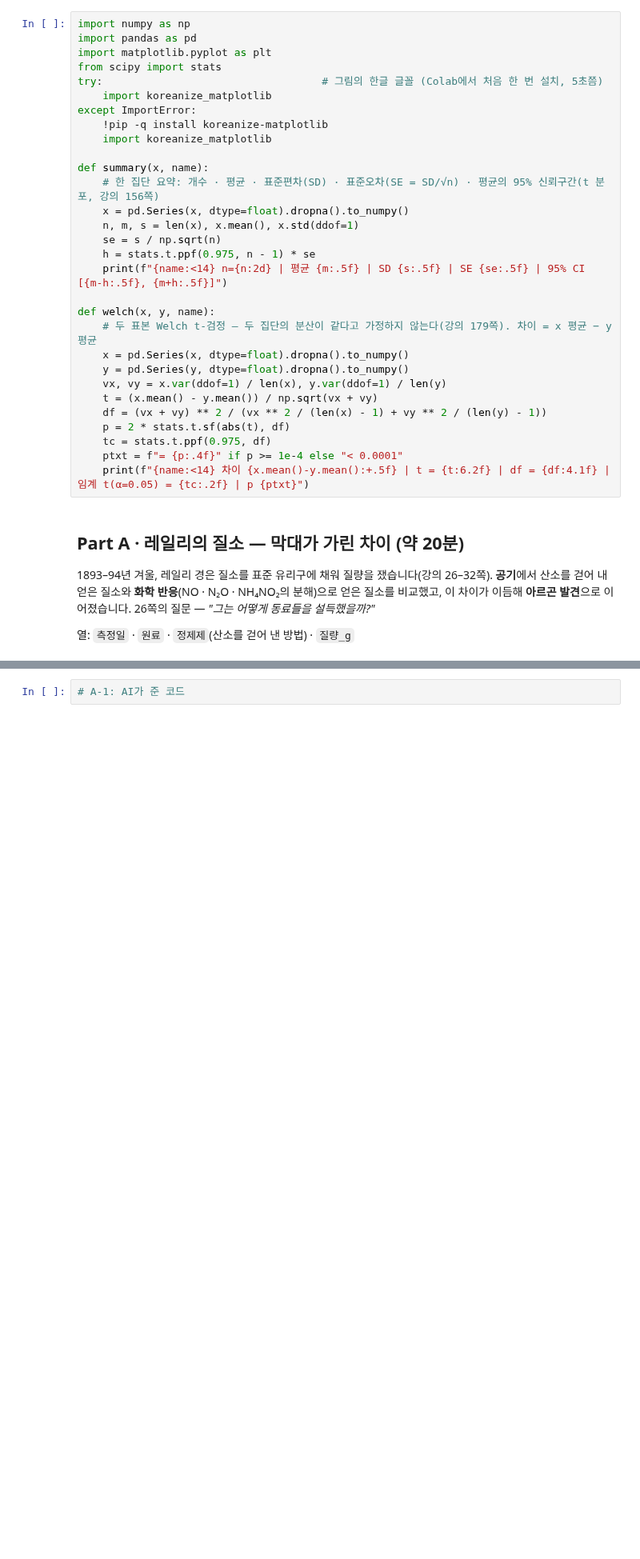
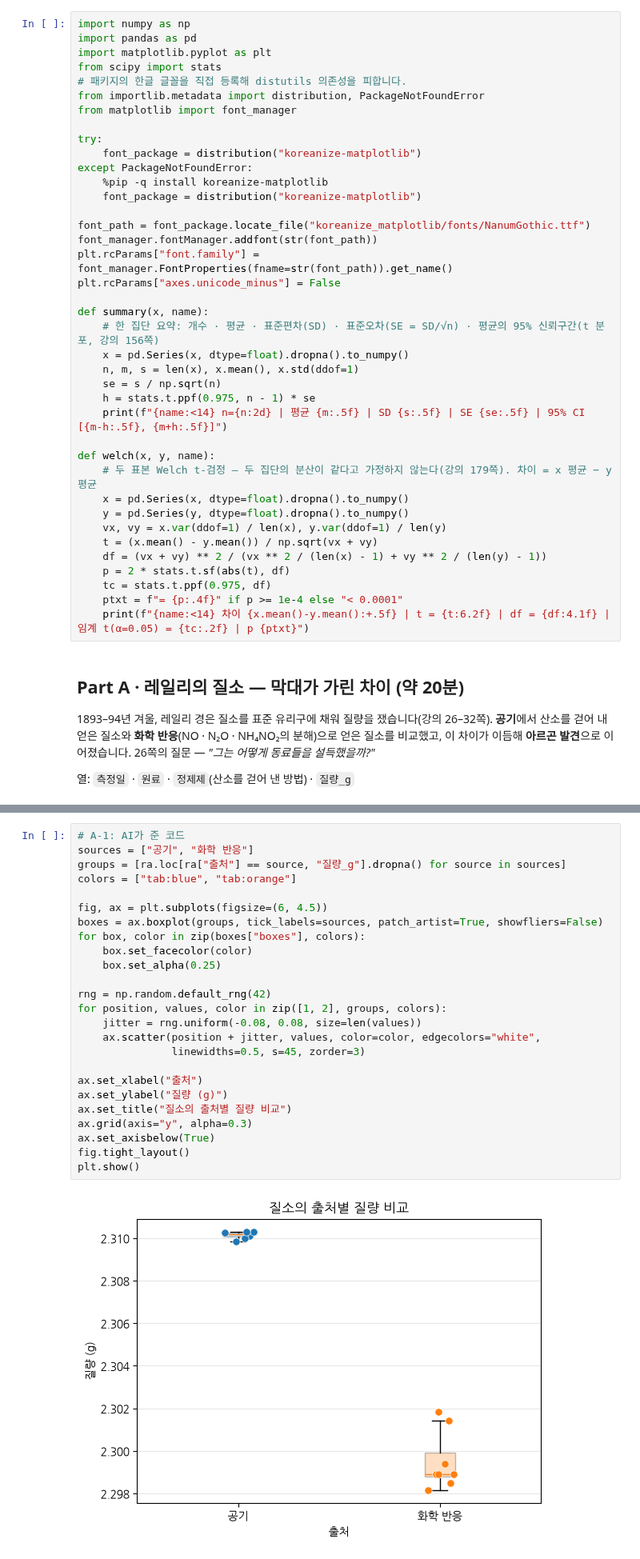
Before and after one commit to tykimuj33/basic-geological-data-science, a Jupyter notebook: 실습과제2/과제2_시작노트북_6주차.ipynb, the cells around one changed output, grey strips where cells are left out. Shown at 80% size. Drawn from its saved outputs; the diff is of its cells as text; blank space fills up the shorter version.

Commit message:
Complete week 6 visualization exercises and statistical comparisons

```diff
--- a/실습과제2/과제2_시작노트북_6주차.ipynb
+++ b/실습과제2/과제2_시작노트북_6주차.ipynb
@@ -14,11 +14,20 @@ import numpy as np
 import pandas as pd
 import matplotlib.pyplot as plt
 from scipy import stats
-try:                                   # 그림의 한글 글꼴 (Colab에서 처음 한 번 설치, 5초쯤)
-    import koreanize_matplotlib
-except ImportError:
-    !pip -q install koreanize-matplotlib
-    import koreanize_matplotlib
+# 패키지의 한글 글꼴을 직접 등록해 distutils 의존성을 피합니다.
+from importlib.metadata import distribution, PackageNotFoundError
+from matplotlib import font_manager
+
+try:
+    font_package = distribution("koreanize-matplotlib")
+except PackageNotFoundError:
+    %pip -q install koreanize-matplotlib
+    font_package = distribution("koreanize-matplotlib")
+
+font_path = font_package.locate_file("koreanize_matplotlib/fonts/NanumGothic.ttf")
+font_manager.fontManager.addfont(str(font_path))
+plt.rcParams["font.family"] = font_manager.FontProperties(fname=str(font_path)).get_name()
+plt.rcParams["axes.unicode_minus"] = False
 
 def summary(x, name):
     # 한 집단 요약: 개수 · 평균 · 표준편차(SD) · 표준오차(SE = SD/√n) · 평균의 95% 신뢰구간(t 분포, 강의 156쪽)
@@ -58,5 +84,30 @@ ra
 # %%
 # A-1: AI가 준 코드
+sources = ["공기", "화학 반응"]
+groups = [ra.loc[ra["출처"] == source, "질량_g"].dropna() for source in sources]
+colors = ["tab:blue", "tab:orange"]
+
+fig, ax = plt.subplots(figsize=(6, 4.5))
+boxes = ax.boxplot(groups, tick_labels=sources, patch_artist=True, showfliers=False)
+for box, color in zip(boxes["boxes"], colors):
+    box.set_facecolor(color)
+    box.set_alpha(0.25)
+
+rng = np.random.default_rng(42)
+for position, values, color in zip([1, 2], groups, colors):
+    jitter = rng.uniform(-0.08, 0.08, size=len(values))
+    ax.scatter(position + jitter, values, color=color, edgecolors="white",
+               linewidths=0.5, s=45, zorder=3)
+
+ax.set_xlabel("출처")
+ax.set_ylabel("질량 (g)")
+ax.set_title("질소의 출처별 질량 비교")
+ax.grid(axis="y", alpha=0.3)
+ax.set_axisbelow(True)
+fig.tight_layout()
+plt.show()
+# %% [output]
+[figure, added]
 # %% [markdown]
 **A-2. 내 그림.** 원자료 점과 상자그림을 함께 그리세요. 세로축 범위는 자료가 있는 곳으로(31쪽), 축 이름에는 단위를 적습니다. AI에게 시켜도 되지만, 무엇을 바꿨는지는 기록지에 남기세요.
 # %%
```
Also changed, not shown: parts of 17 cells of this notebook.
